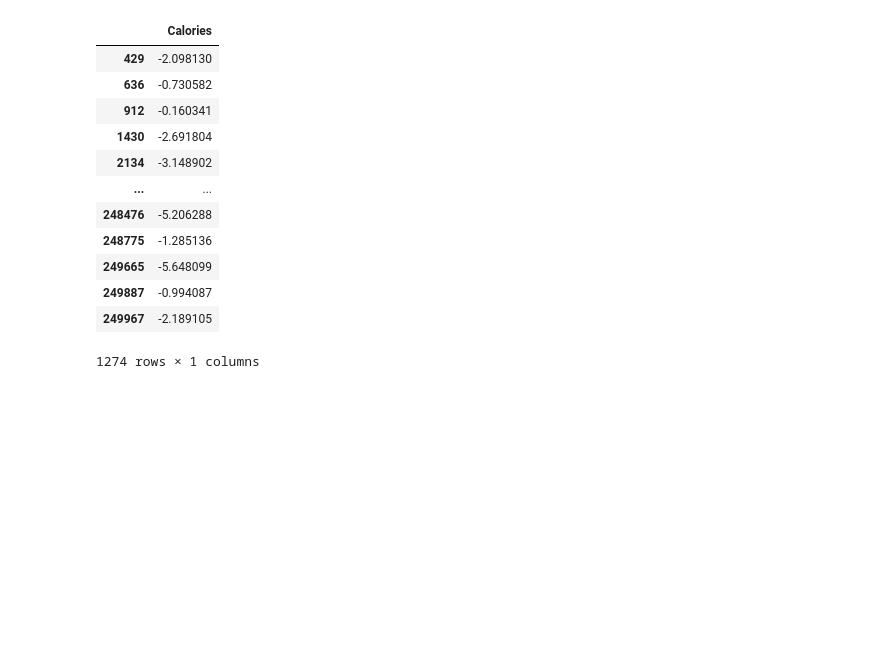
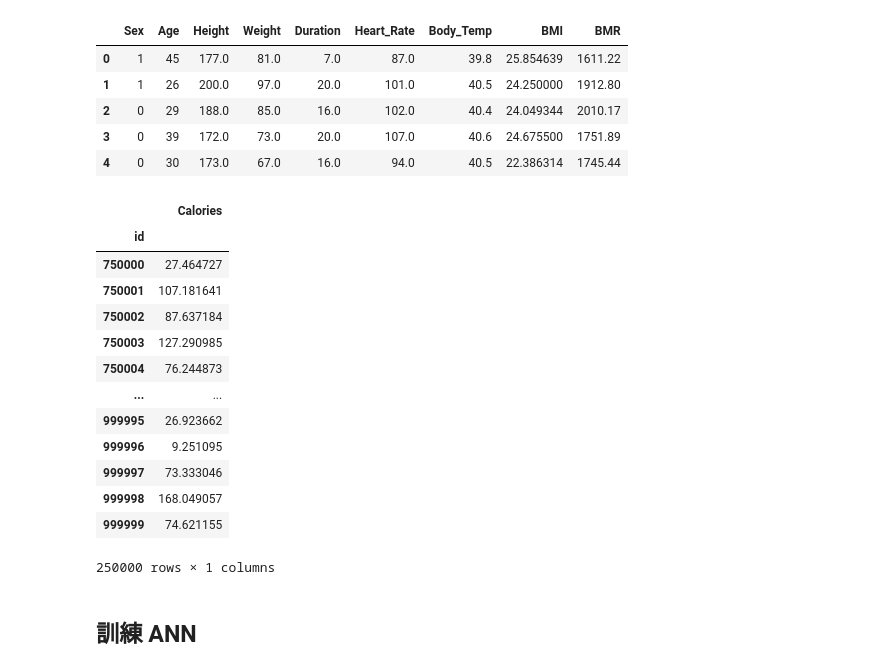
Before and after one commit to goodlukey/KaggleWork, a Jupyter notebook: predict_calorie_expenditure.ipynb, the cells around one changed output. Cells and saved outputs as stored; diff of their text form; code cells hidden in the pictures; blank space fills up the shorter version.

```diff
--- a/predict_calorie_expenditure.ipynb
+++ b/predict_calorie_expenditure.ipynb
@@ -271,24 +256,0 @@ Fold 4 RMSE: 3.9415
-# %%
-df_test = pd.read_csv(r'./data\predict_calorie_expenditure/test.csv')
-X_test = df_test.drop(columns=['id']).copy()
-X_test.Sex = X_test.Sex.map({'male':0,
-                         'female':1})
-y_test = model.predict(X_test)
-# %%
-output = pd.DataFrame(y_test,columns=['Calories'])
-filter = output.Calories < 0
-output.loc[filter]
-# %% [output]
-|  | Calories |
-| 429 | -2.098130 |
-| 636 | -0.730582 |
-| 912 | -0.160341 |
-| 1430 | -2.691804 |
-| 2134 | -3.148902 |
-| ... | ... |
-| 248476 | -5.206288 |
-| 248775 | -1.285136 |
-| 249665 | -5.648099 |
-| 249887 | -0.994087 |
-| 249967 | -2.189105 |
-1274 rows × 1 columns
@@ -298,0 +257,9 @@ df_sub.to_csv(r'./data\predict_calorie_expenditure/submission.csv',index=None)
+# %%
+df_test.head()
+# %% [output]
+|  | Sex | Age | Height | Weight | Duration | Heart_Rate | Body_Temp | BMI | BMR |
+| 0 | 1 | 45 | 177.0 | 81.0 | 7.0 | 87.0 | 39.8 | 25.854639 | 1611.22 |
+| 1 | 1 | 26 | 200.0 | 97.0 | 20.0 | 101.0 | 40.5 | 24.250000 | 1912.80 |
+| 2 | 0 | 29 | 188.0 | 85.0 | 16.0 | 102.0 | 40.4 | 24.049344 | 2010.17 |
+| 3 | 0 | 39 | 172.0 | 73.0 | 20.0 | 107.0 | 40.6 | 24.675500 | 1751.89 |
+| 4 | 0 | 30 | 173.0 | 67.0 | 16.0 | 94.0 | 40.5 | 22.386314 | 1745.44 |
@@ -298,0 +272,18 @@ df_sub.to_csv(r'./data\predict_calorie_expenditure/submission.csv',index=None)
+# %%
+sub['Calories'] = y_test
+sub
+# %% [output]
+|  | Calories |
+| id |  |
+| 750000 | 27.464727 |
+| 750001 | 107.181641 |
+| 750002 | 87.637184 |
+| 750003 | 127.290985 |
+| 750004 | 76.244873 |
+| ... | ... |
+| 999995 | 26.923662 |
+| 999996 | 9.251095 |
+| 999997 | 73.333046 |
+| 999998 | 168.049057 |
+| 999999 | 74.621155 |
+250000 rows × 1 columns
@@ -298,0 +292,3 @@ df_sub.to_csv(r'./data\predict_calorie_expenditure/submission.csv',index=None)
+# %% [markdown]
+訓練 ANN
+---
```
Also changed, not shown: parts of 30 cells of this notebook.
